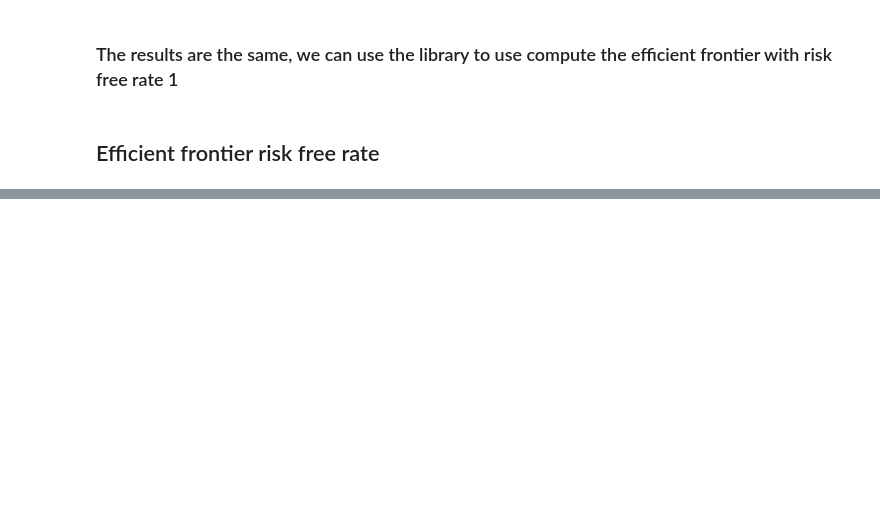
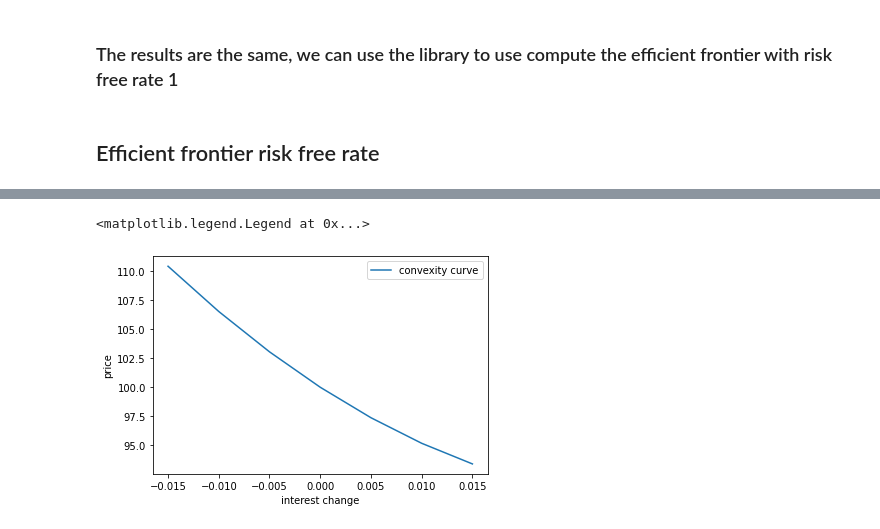
Before and after one commit to mxmws/datafin, a Jupyter notebook: Final_assigment.ipynb, the cells around one changed output, grey strips where cells are left out. Drawn from its saved outputs; the diff is of its cells as text; code cells hidden in the pictures; blank space fills up the shorter version.

```diff
--- a/Final_assigment.ipynb
+++ b/Final_assigment.ipynb
@@ -440,0 +646,15 @@ plt.show()
+# %%
+#price change book example
+#in the book the prices seems to oscillate more
+interest_rate_shift = [-0.015, -0.01, -0.005, 0, 0.005, 0.01, 0.015]
+l= []
+for i in interest_rate_shift:
+    l.append(Duration(10, 10,2,100, "01/01/2014", "01/01/2022", i)[5])
+plt.plot(interest_rate_shift, l, label="convexity curve")
+
+plt.xlabel("interest change")
+plt.ylabel('price')
+plt.legend()
+# %% [output]
+<matplotlib.legend.Legend at 0x...>
+[figure, added]
```
Also changed, not shown: parts of 25 cells of this notebook.
